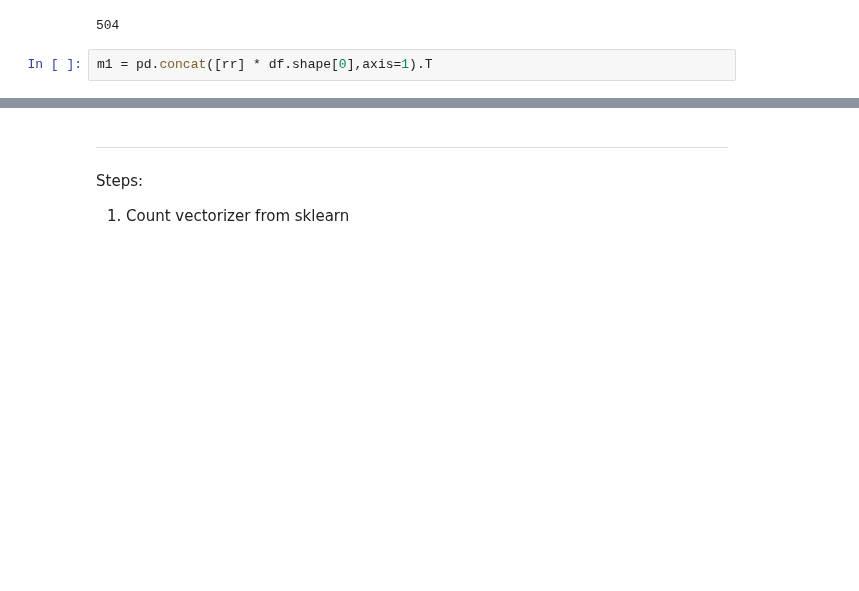
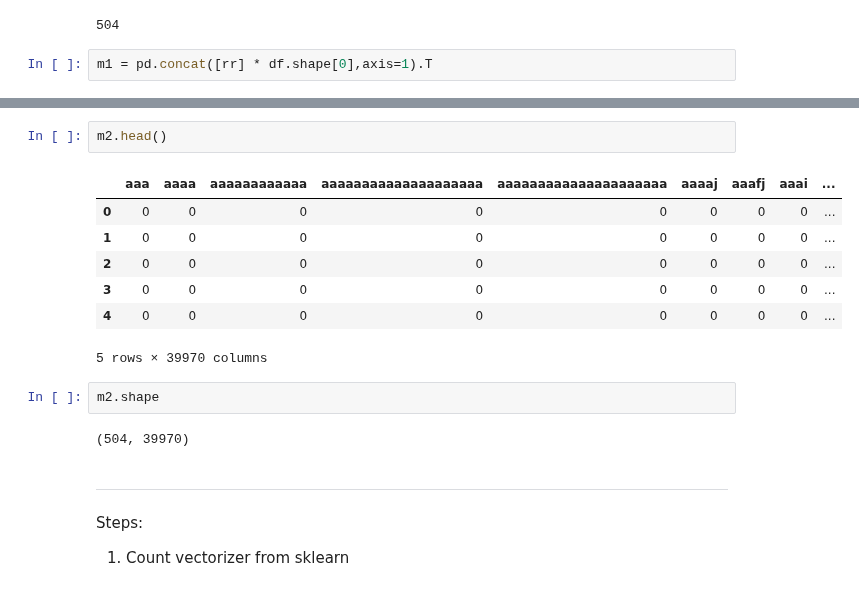
Before and after one commit to pellegrino-nlp/nlp_project, a Jupyter notebook: feature_engineering_test.ipynb, the cells around one changed output, grey strips where cells are left out. Drawn from its saved outputs; the diff is of its cells as text; blank space fills up the shorter version.

```diff
--- a/feature_engineering_test.ipynb
+++ b/feature_engineering_test.ipynb
@@ -435,3 +491,17 @@ m1.shape
+# %%
+m2.head()
+# %% [output]
+|  | aaa | aaaa | aaaaaaaaaaaa | aaaaaaaaaaaaaaaaaaaa | aaaaaaaaaaaaaaaaaaaaa | aaaaj | aaafj | aaai | ... |
+| 0 | 0 | 0 | 0 | 0 | 0 | 0 | 0 | 0 | ... |
+| 1 | 0 | 0 | 0 | 0 | 0 | 0 | 0 | 0 | ... |
+| 2 | 0 | 0 | 0 | 0 | 0 | 0 | 0 | 0 | ... |
+| 3 | 0 | 0 | 0 | 0 | 0 | 0 | 0 | 0 | ... |
+| 4 | 0 | 0 | 0 | 0 | 0 | 0 | 0 | 0 | ... |
+5 rows × 39970 columns
+# %%
+m2.shape
+# %% [output]
+(504, 39970)
 # %% [markdown]
 ---
 # %% [markdown]
```
Also changed, not shown: parts of 53 cells of this notebook, 7 other files.
